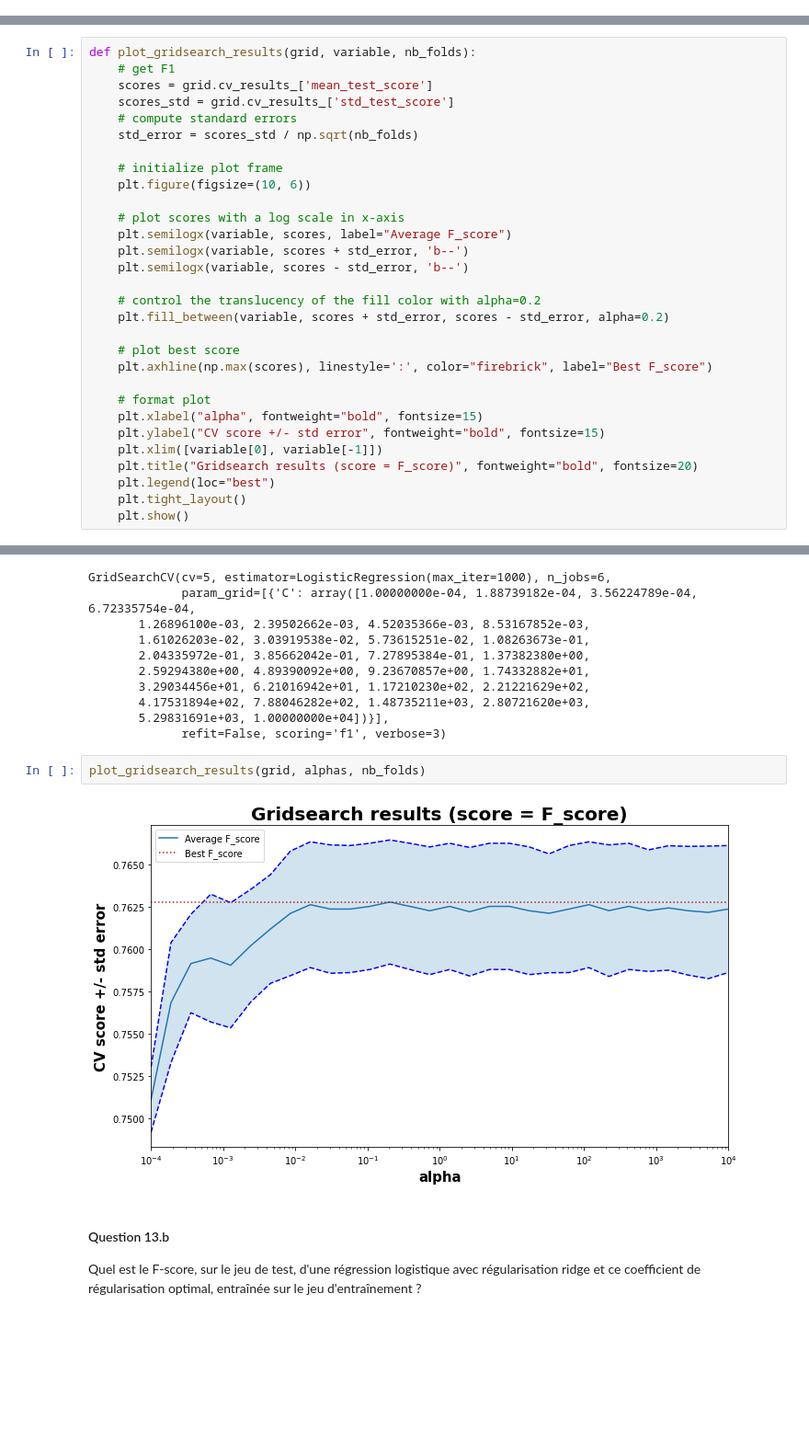
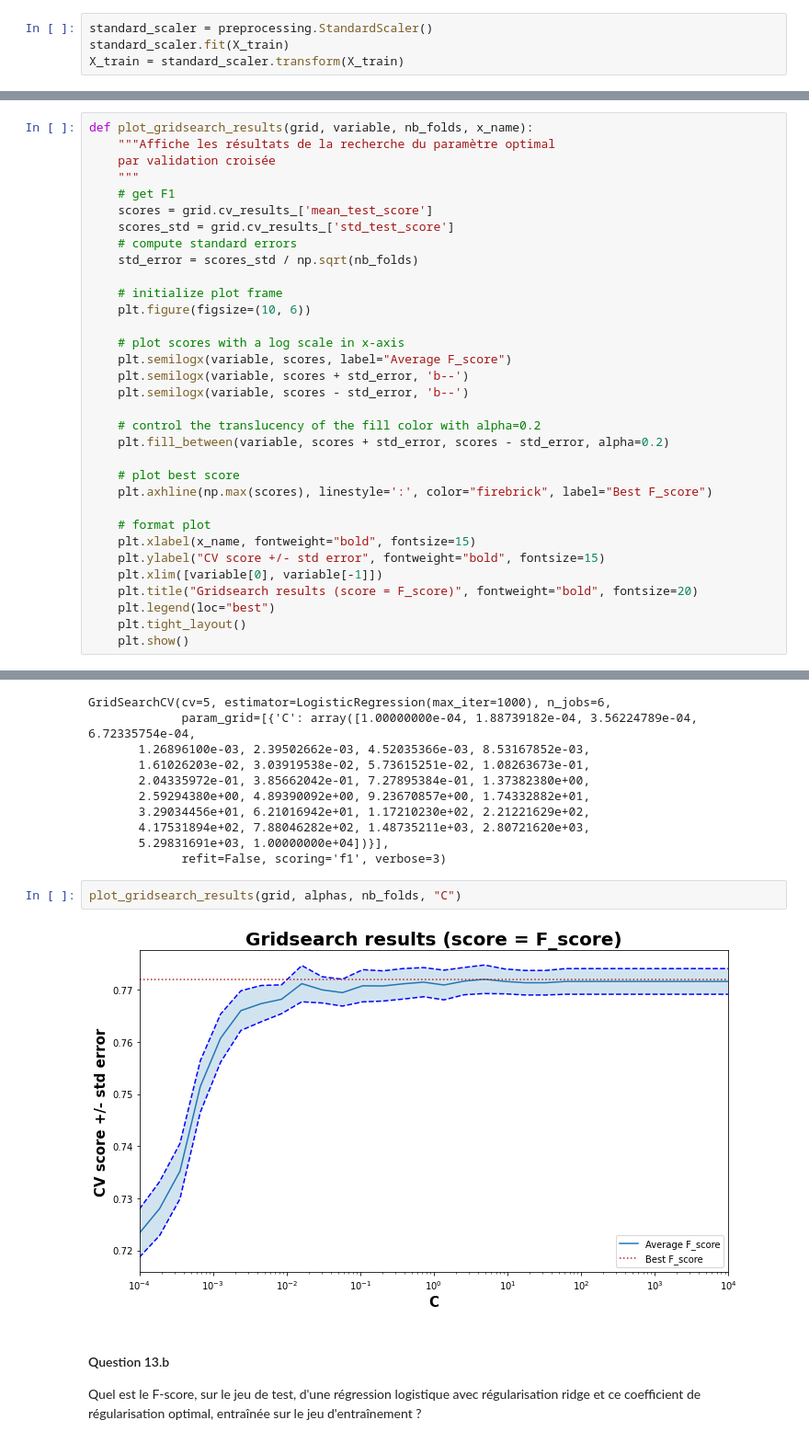
Before and after one commit to LouisJustinTALLOT/projet-science-donnees-bellon-tallot, a Jupyter notebook: Projet.ipynb, the cells around one changed output, grey strips where cells are left out. Shown: that part at 92% size. Saved outputs shown, nothing was run; the diff lists cells and outputs as text; blank space fills up the shorter version.

```diff
--- a/Projet.ipynb
+++ b/Projet.ipynb
@@ -225,3 +225,7 @@ X_train, X_test, y_train, y_test = model_selection.train_test_split(X_public, y_
 X_train.shape, X_test.shape
 # %% [output]
 ((4800, 10), (1200, 10))
+# %%
+standard_scaler = preprocessing.StandardScaler()
+standard_scaler.fit(X_train)
+X_train = standard_scaler.transform(X_train)
@@ -306,7 +314,10 @@ entraîné sur 4800 observations et testé sur 1200 observations vaut 0.94.
 # %% [markdown]
 ## [À partir de la PC 5] Régression logistique
 # %%
-def plot_gridsearch_results(grid, variable, nb_folds):
+def plot_gridsearch_results(grid, variable, nb_folds, x_name):
+    """Affiche les résultats de la recherche du paramètre optimal
+    par validation croisée
+    """
     # get F1
     scores = grid.cv_results_['mean_test_score']
     scores_std = grid.cv_results_['std_test_score']
@@ -328,7 +339,7 @@ def plot_gridsearch_results(grid, variable, nb_folds):
     plt.axhline(np.max(scores), linestyle=':', color="firebrick", label="Best F_score")
 
     # format plot
-    plt.xlabel("alpha", fontweight="bold", fontsize=15)
+    plt.xlabel(x_name, fontweight="bold", fontsize=15)
     plt.ylabel("CV score +/- std error", fontweight="bold", fontsize=15)
     plt.xlim([variable[0], variable[-1]])
     plt.title("Gridsearch results (score = F_score)", fontweight="bold", fontsize=20)
@@ -391,9 +402,9 @@ GridSearchCV(cv=5, estimator=LogisticRegression(max_iter=1000), n_jobs=6,
        5.29831691e+03, 1.00000000e+04])}],
              refit=False, scoring='f1', verbose=3)
 # %%
-plot_gridsearch_results(grid, alphas, nb_folds)
+plot_gridsearch_results(grid, alphas, nb_folds, "C")
 # %% [output]
-[figure, old version]
+[figure, new version]
 # %% [markdown]
 #### Question 13.b
 Quel est le F-score, sur le jeu de test, d'une régression logistique avec régularisation ridge et ce coefficient de régularisation optimal, entraînée sur le jeu d'entraînement ?
```
Also changed, not shown: parts of 19 cells of this notebook.
